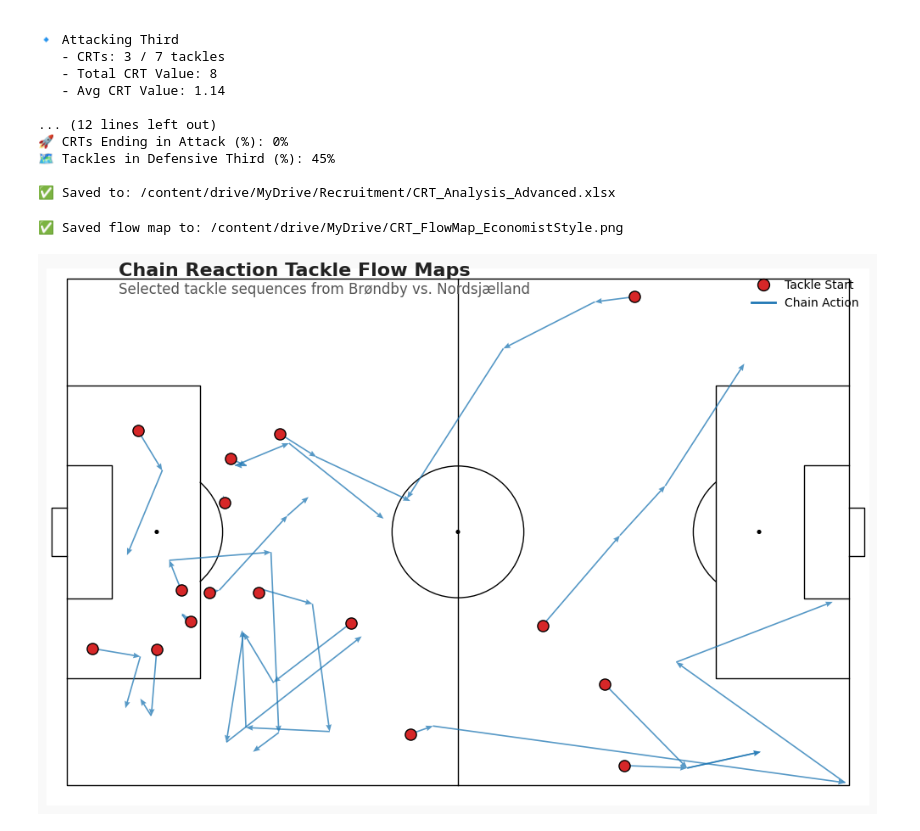
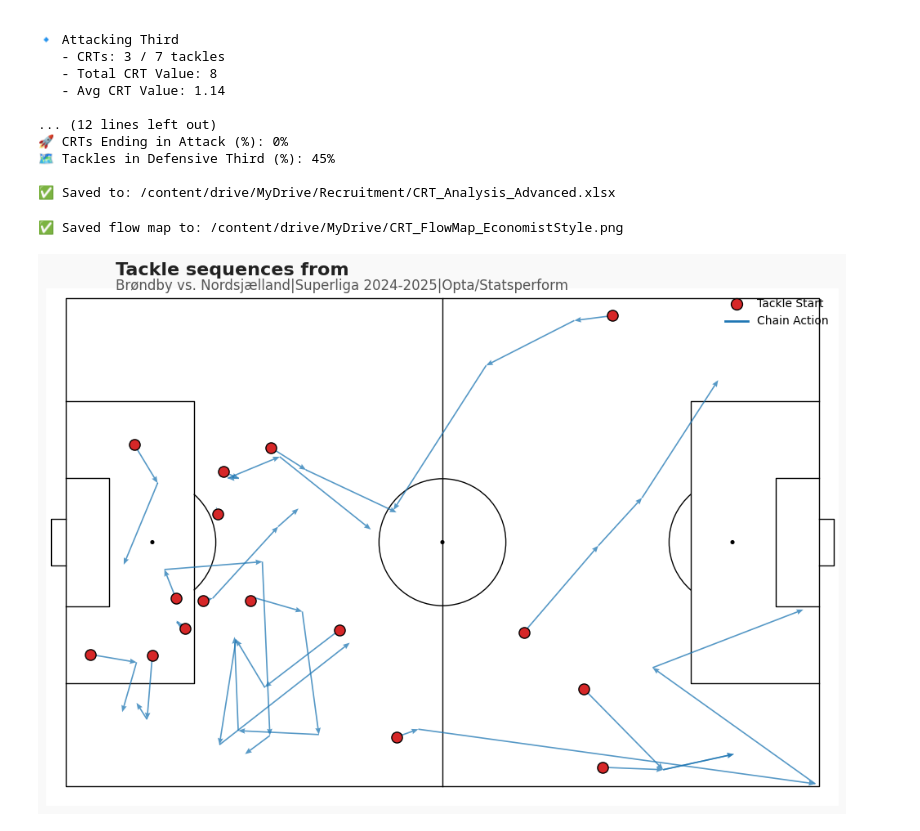
Before and after one commit to marclamberts/football-analysis, a Jupyter notebook: Chain_Reaction_Tackles_2025.ipynb, the cells around one changed output. Cells and saved outputs as stored; diff of their text form; code cells hidden in the pictures.

```diff
--- a/Chain_Reaction_Tackles_2025.ipynb
+++ b/Chain_Reaction_Tackles_2025.ipynb
@@ -194,12 +194,13 @@ pitch = Pitch(
 fig, ax = pitch.draw(figsize=(10, 7))
 fig.set_facecolor('#f9f9f9')
 
-# Adjust layout to add space at the top
-fig.subplots_adjust(top=0.9)
+# Adjust layout to allow more space at the very top
+fig.subplots_adjust(top=0.88)
 
-# Title and subtitle
-fig.text(0.1, 0.94, "Chain Reaction Tackle Flow Maps", fontsize=16, weight='bold', color='#222222')
-fig.text(0.1, 0.91, "Selected tackle sequences from Brøndby vs. Nordsjælland", fontsize=12, color='#555555')
+# Move title and subtitle higher
+fig.text(0.1, 0.975, "Tackle sequences from ", fontsize=16, weight='bold', color='#222222')
+fig.text(0.1, 0.95, "Brøndby vs. Nordsjælland|Superliga 2024-2025|Opta/Statsperform", fontsize=12, color='#555555')
+
 
 # Plot sample CRTs
 crt_ids = chain_df[chain_df["is_chain_reaction"]].head(20)["tackle_id"].values
@@ -233,34 +234,34 @@ for tackle_id in crt_ids:
                     x_prev, y_prev, x, y,
                     ax=ax,
                     color='#1f77b4',
                     width=1.2,
                     headwidth=4,
                     headlength=5,
                     alpha=0.75,
                     zorder=2
                 )
                 x_prev, y_prev = x, y
 
 # Add custom legend manually
 from matplotlib.lines import Line2D
 
 legend_elements = [
     Line2D([0], [0], marker='o', color='w', label='Tackle Start',
            markerfacecolor='#D62728', markeredgecolor='black', markersize=10),
     Line2D([0], [0], color='#1f77b4', lw=2, label='Chain Action')
 ]
 
 ax.legend(handles=legend_elements, loc='upper right', frameon=False, fontsize=10)
 
 # Save figure
 fig_path = '/content/drive/MyDrive/CRT_FlowMap_EconomistStyle.png'
 plt.savefig(fig_path, dpi=300, bbox_inches='tight', facecolor=fig.get_facecolor())
 print(f"✅ Saved flow map to: {fig_path}")
 
 plt.show()
 # %% [output]
 ✅ Saved flow map to: /content/drive/MyDrive/CRT_FlowMap_EconomistStyle.png
-[figure, old version]
+[figure, new version]
 # %%
 pip install mplsoccer
 # %% [output]
```
Also changed, not shown: parts of 4 cells of this notebook.
